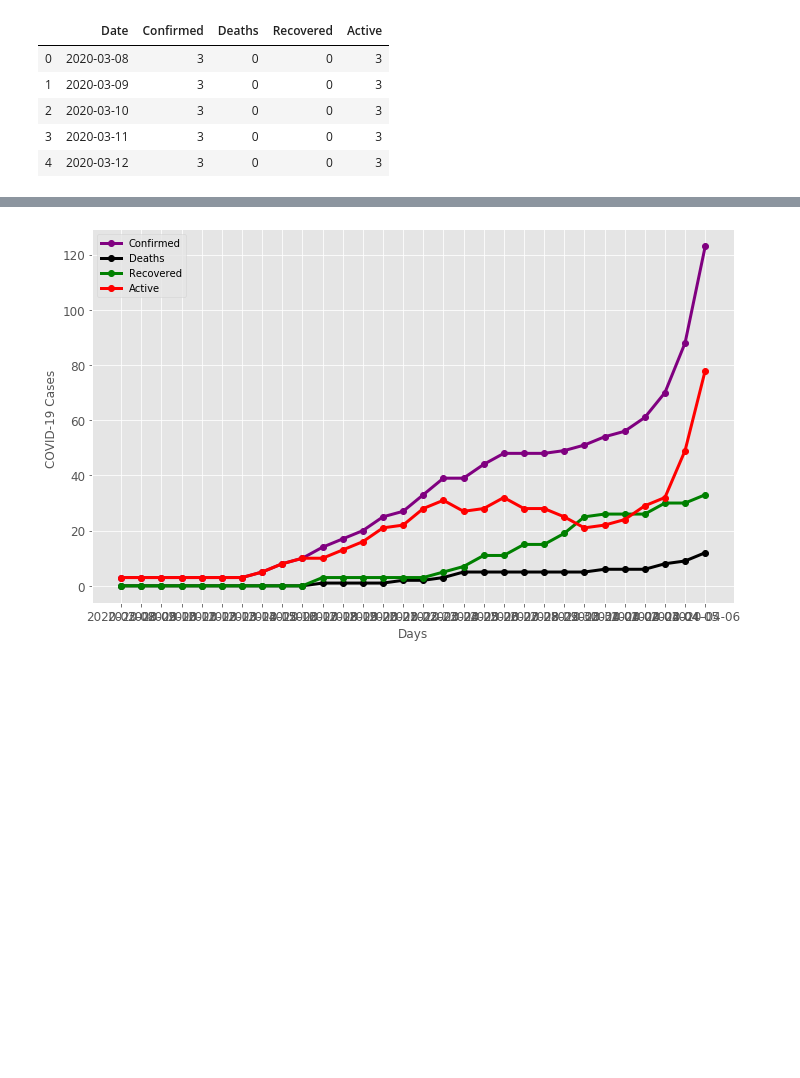
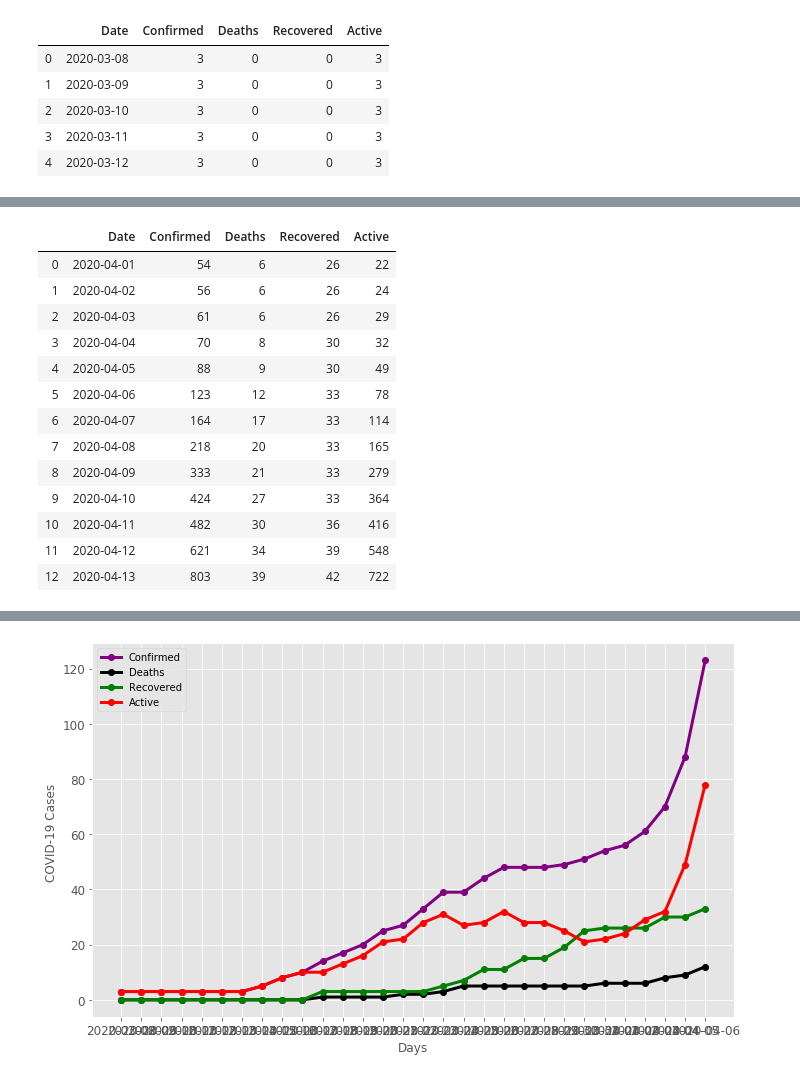
Before and after one commit to chiralbd/COVID-19_Data, a Jupyter notebook: COVID-19 BD.ipynb, the cells around one changed output, grey strips where cells are left out. Cells and saved outputs as stored; diff of their text form; code cells hidden in the pictures; blank space fills up the shorter version.

```diff
--- a/COVID-19 BD.ipynb
+++ b/COVID-19 BD.ipynb
@@ -42,2 +66,19 @@ bd['Active'].max()
+# %%
+apr
+# %% [output]
+|  | Date | Confirmed | Deaths | Recovered | Active |
+| 0 | 2020-04-01 | 54 | 6 | 26 | 22 |
+| 1 | 2020-04-02 | 56 | 6 | 26 | 24 |
+| 2 | 2020-04-03 | 61 | 6 | 26 | 29 |
+| 3 | 2020-04-04 | 70 | 8 | 30 | 32 |
+| 4 | 2020-04-05 | 88 | 9 | 30 | 49 |
+| 5 | 2020-04-06 | 123 | 12 | 33 | 78 |
+| 6 | 2020-04-07 | 164 | 17 | 33 | 114 |
+| 7 | 2020-04-08 | 218 | 20 | 33 | 165 |
+| 8 | 2020-04-09 | 333 | 21 | 33 | 279 |
+| 9 | 2020-04-10 | 424 | 27 | 33 | 364 |
+| 10 | 2020-04-11 | 482 | 30 | 36 | 416 |
+| 11 | 2020-04-12 | 621 | 34 | 39 | 548 |
+| 12 | 2020-04-13 | 803 | 39 | 42 | 722 |
 # %%
 # Grouping cases by date
```
Also changed, not shown: parts of 8 cells of this notebook, 3 other files.
